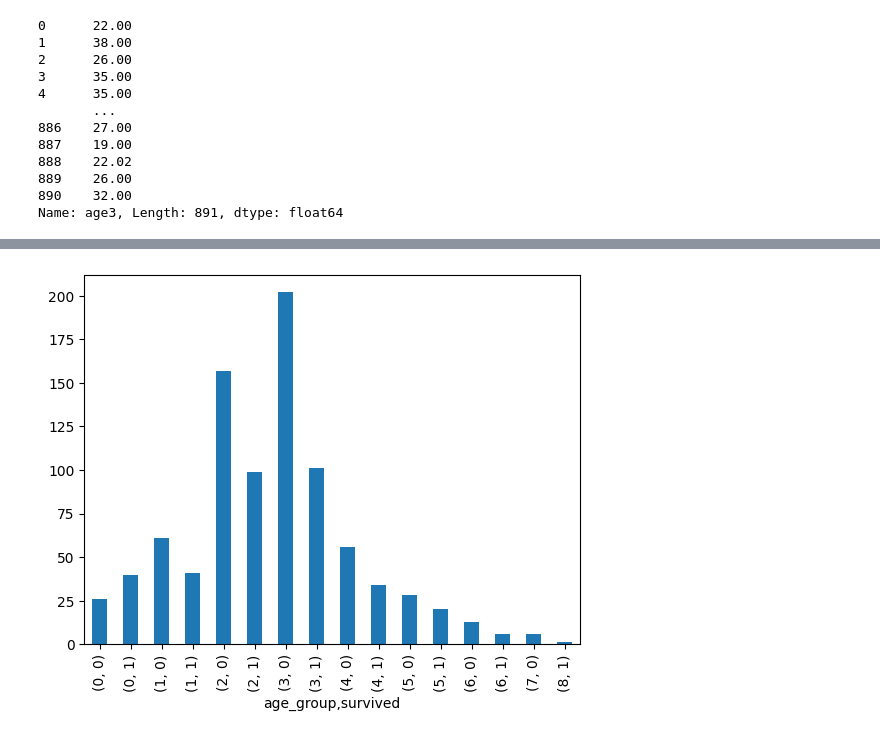
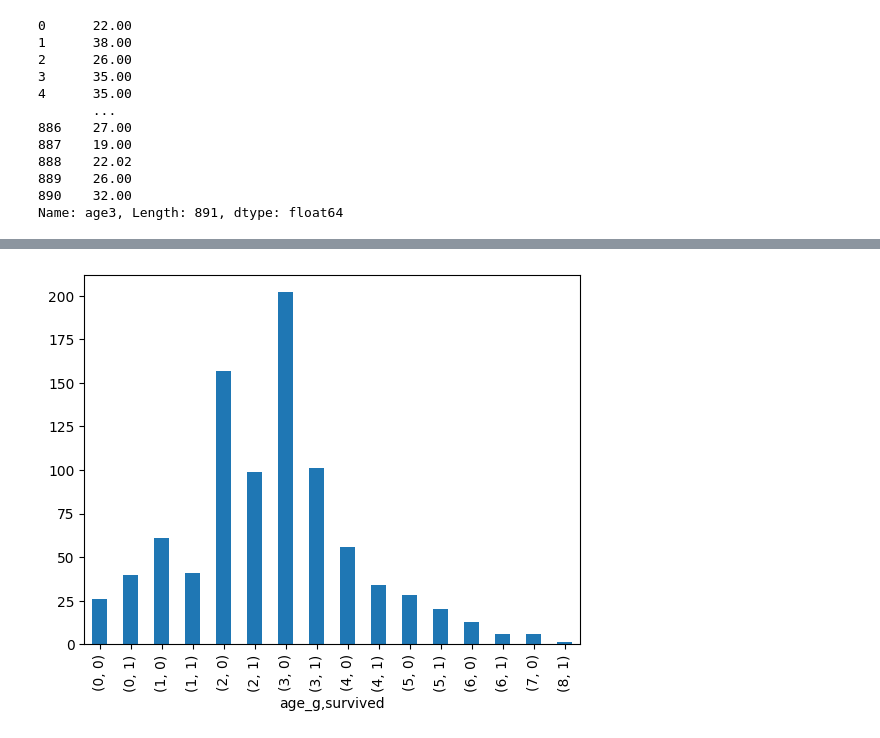
Before and after one commit to kkh1158/lecture, a Jupyter notebook: titanic/lec01_titanic.ipynb, the cells around one changed output, grey strips where cells are left out. Cells and saved outputs as stored; diff of their text form; code cells hidden in the pictures.

```diff
--- a/titanic/lec01_titanic.ipynb
+++ b/titanic/lec01_titanic.ipynb
@@ -283,6 +283,5 @@ cabin의 의미는 분석가마다 다 다름
 우리는 생존과 연관이 없다고 판단 삭제 고고
 # %%
 del traincp
-train = train.drop(['cabin'], axis=1)
 train.head()
 # %% [output]
@@ -373,7 +378,7 @@ re.findall('\s(\w+)[.]\s', exam)
 # %% [output]
 ['Don']
 # %%
-train['name_title'] = train['name'].str.extract('\s(\w+)[.]\s')
+train['name_title'] = train['name'].str.extract('\s([\w]+)[.]\s')
 train['name_title'].unique()
 # %% [output]
 array(['Mr', 'Mrs', 'Miss', 'Master', 'Don', 'Rev', 'Dr', 'Mme', 'Ms',
@@ -513,3 +515,0 @@ array(['Mr', 'Mrs', 'Miss', 'Master', 'Dr'], dtype=object)
-# %%
-train = train.drop(['name'], axis=1)
-train['name_title'].value_counts()
@@ -774,4 +857,4 @@ memory usage: 69.7+ KB
 # %%
-train['age_group'] = (train['age']//10).astype('int')
+train['age_g'] = (train['age']//10).astype('int')
 train.head()
 # %% [output]
@@ -784,6 +888,6 @@ train.head()
 # %%
-train[['age_group','survived']].value_counts().sort_index().plot(kind='bar')
+train[['age_g','survived']].value_counts().sort_index().plot(kind='bar')
 plt.show()
 # %% [output]
-[figure, old version]
+[figure, new version]
 # %%
```
Also changed, not shown: parts of 59 cells of this notebook, 2 other files.
